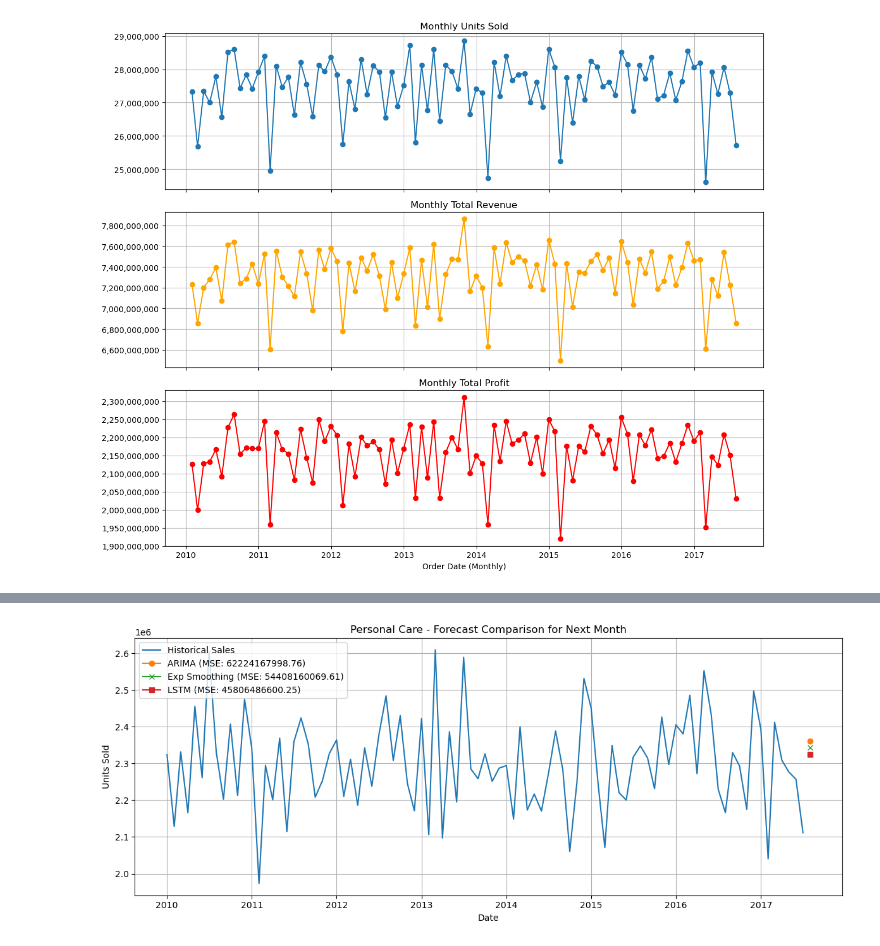
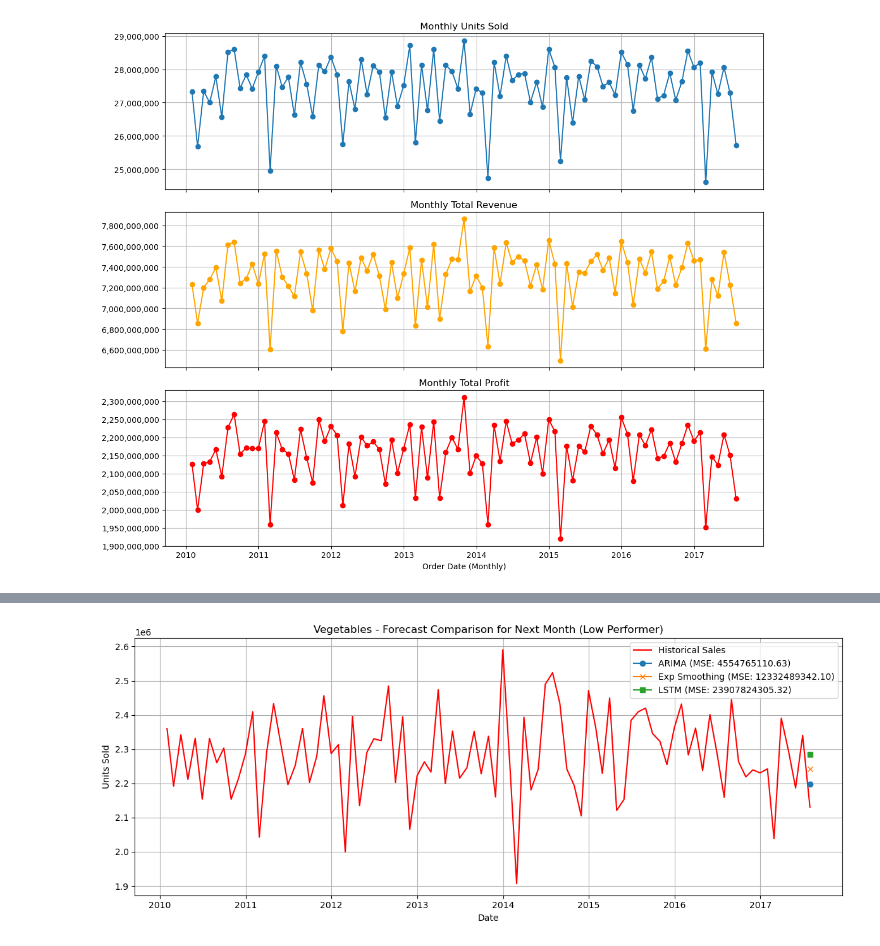
Before and after one commit to sandroescobar/AI_ClassProject, a Jupyter notebook: arimaPractice.ipynb, the cells around one changed output, grey strips where cells are left out. Saved outputs shown, nothing was run; the diff lists cells and outputs as text; code cells hidden in the pictures.

Commit message:
ARIMA Model revised.
ARIMA model switched back to using AIC scores to auto select p, d, and q values. Top 3 forecasts are now shown in blue. Bottom 3 forecasts are shown in red.

```diff
--- a/arimaPractice.ipynb
+++ b/arimaPractice.ipynb
@@ -228,10 +280,28 @@ Cereal: Forecast = 2339003.93, ARIMA Order = (0, 0, 1)
 # %%
-# Top Performers (Suggest Restock)
+# Low Performers (Suggest Removal)
 # ARIMA Plots with Exp Smoothing and LSTM Comparisons (MSE Included)
 
+import os
+os.environ['TF_CPP_MIN_LOG_LEVEL'] = '2'
 
-# Optimized ARIMA on percentage change
-def optimize_arima_order_pct(series, p_range=3, q_range=3):
+import pandas as pd
+import numpy as np
+import itertools
+import matplotlib.pyplot as plt
+from statsmodels.tsa.arima.model import ARIMA
+from statsmodels.tsa.holtwinters import ExponentialSmoothing
+from sklearn.preprocessing import MinMaxScaler
+from sklearn.metrics import mean_squared_error
+from tensorflow.keras.models import Sequential
+from tensorflow.keras.layers import LSTM, Dense
+from tensorflow.keras.callbacks import EarlyStopping
+
+df = pd.read_csv("arima_sales.csv")
+df['Order Date'] = pd.to_datetime(df['Order Date'])
+
+monthly_sales = df.groupby([pd.Grouper(key='Order Date', freq='M'), 'Item Type'])['Units Sold'].sum().unstack().fillna(0)
+
+def optimize_arima_order_pct(series, p_range=4, q_range=4):
     p = q = range(0, p_range)
     combinations = list(itertools.product(p, q))
     best_aic = float("inf")
@@ -247,7 +317,6 @@ def optimize_arima_order_pct(series, p_range=3, q_range=3):
             continue
     return best_order
 
-# Forecast using differenced percentage change (ARIMA)
 def forecast_arima_pct(series):
     pct_series = series.pct_change().dropna()
     order = optimize_arima_order_pct(pct_series)
@@ -257,7 +326,40 @@ def forecast_arima_pct(series):
     forecast = series.iloc[-1] * (1 + forecast_pct)
     return max(0, forecast), model_fit, order
 
-# Recompute forecasts with updated ARIMA method
+def forecast_exponential_smoothing(series):
+    model = ExponentialSmoothing(series, trend='add', seasonal=None).fit()
+    forecast = model.forecast(1).iloc[0]
+    return forecast, model
+
+def forecast_lstm(series, window=12):
+    scaler = MinMaxScaler()
+    scaled_series = scaler.fit_transform(series.values.reshape(-1, 1)).flatten()
+
+    def create_sequences(data):
+        x, y = [], []
+        for i in range(len(data) - window):
+            x.append(data[i:i+window])
+            y.append(data[i+window])
+        return np.array(x), np.array(y)
+
+    X, y = create_sequences(scaled_series)
+    if len(X) == 0:
+        return series.iloc[-1], None
+
+    X = X.reshape((X.shape[0], X.shape[1], 1))
+
+    model = Sequential([
+        LSTM(50, input_shape=(X.shape[1], 1)),
+        Dense(1)
+    ])
+    model.compile(optimizer='adam', loss='mse')
+    model.fit(X, y, epochs=100, batch_size=8, verbose=0, callbacks=[EarlyStopping(patience=10)])
+
+    lstm_input = scaled_series[-window:].reshape(1, window, 1)
+    forecast_scaled = model.predict(lstm_input, verbose=0)[0, 0]
+    forecast = scaler.inverse_transform([[forecast_scaled]])[0, 0]
+    return max(0, forecast), model
+
 forecasts = {}
 for item in monthly_sales.columns:
     series = monthly_sales[item]
@@ -265,8 +367,8 @@ for item in monthly_sales.columns:
         arima_pred, arima_model, arima_order = forecast_arima_pct(series)
         exp_pred, exp_model = forecast_exponential_smoothing(series)
         lstm_pred, lstm_model = forecast_lstm(series)
+
         y_true = [series.iloc[-1]]
-
         arima_mse = mean_squared_error(y_true, [arima_pred])
         exp_mse = mean_squared_error(y_true, [exp_pred])
         lstm_mse = mean_squared_error(y_true, [lstm_pred])
@@ -282,24 +384,24 @@ for item in monthly_sales.columns:
                 'LSTM': lstm_mse
             }
         }
-    except:
+    except Exception as e:
+        print(f"Skipped {item} due to error: {e}")
         continue
 
-# Top 3 based on ARIMA forecast
-top_3 = sorted(forecasts.items(), key=lambda x: x[1]['arima_pred'], reverse=True)[:3]
+# Plot the 3 lowest ARIMA forecasts
+bottom_3 = sorted(forecasts.items(), key=lambda x: x[1]['arima_pred'])[:3]
 
-# Plot results
-for item, data in top_3:
+for item, data in bottom_3:
     series = data['series']
-    forecast_date = series.index[-1].to_timestamp() + pd.offsets.MonthBegin()
+    forecast_date = series.index[-1] + pd.offsets.MonthBegin()
 
     plt.figure(figsize=(12, 5))
-    plt.plot(series.index.to_timestamp(), series, label='Historical Sales')
+    plt.plot(series.index, series, label='Historical Sales', color='red')
     plt.plot(forecast_date, data['arima_pred'], marker='o', label=f"ARIMA (MSE: {data['mse']['ARIMA']:.2f})")
     plt.plot(forecast_date, data['exp_pred'], marker='x', label=f"Exp Smoothing (MSE: {data['mse']['ExpSmooth']:.2f})")
     plt.plot(forecast_date, data['lstm_pred'], marker='s', label=f"LSTM (MSE: {data['mse']['LSTM']:.2f})")
 
-    plt.title(f"{item} - Forecast Comparison for Next Month")
+    plt.title(f"{item} - Forecast Comparison for Next Month (Low Performer)")
     plt.xlabel("Date")
     plt.ylabel("Units Sold")
     plt.legend()
@@ -311 +413 @@ for item, data in top_3:
-[figure, old version]
+[figure, new version]
```
Also changed, not shown: parts of 4 cells of this notebook.
